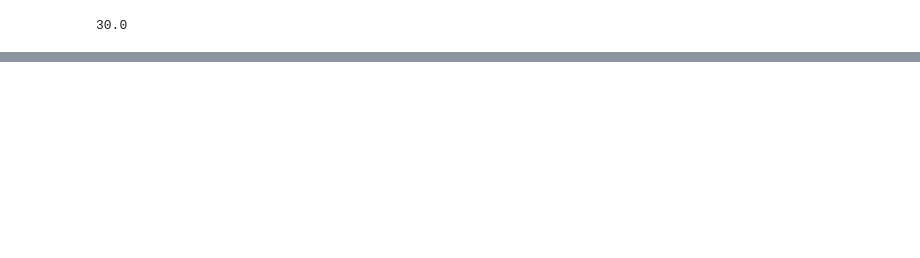
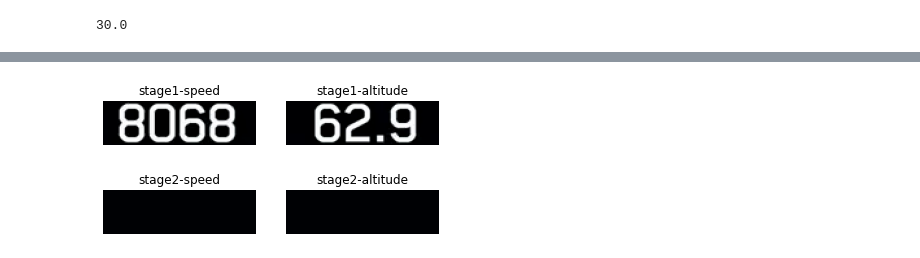
Before and after one commit to FloWi/spacex-launch-ocr, a Jupyter notebook: ExtractVideo.ipynb, the cells around one changed output, grey strips where cells are left out. Drawn from its saved outputs; the diff is of its cells as text; code cells hidden in the pictures; blank space fills up the shorter version.

```diff
--- a/ExtractVideo.ipynb
+++ b/ExtractVideo.ipynb
@@ -39,0 +117,4 @@ Image.fromarray(cv2_img)
+# %%
+plot_regions_at_ts(meco_ts)
+# %% [output]
+[figure, added]
```
Also changed, not shown: parts of 19 cells of this notebook, 1 other file.
